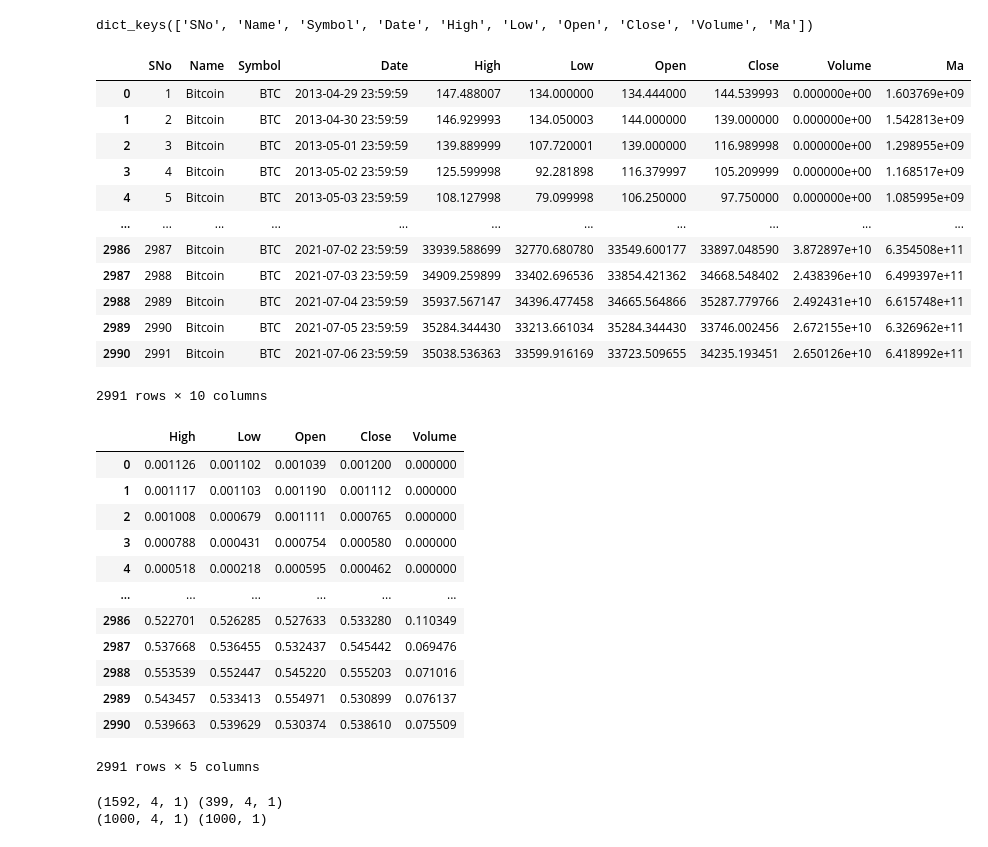
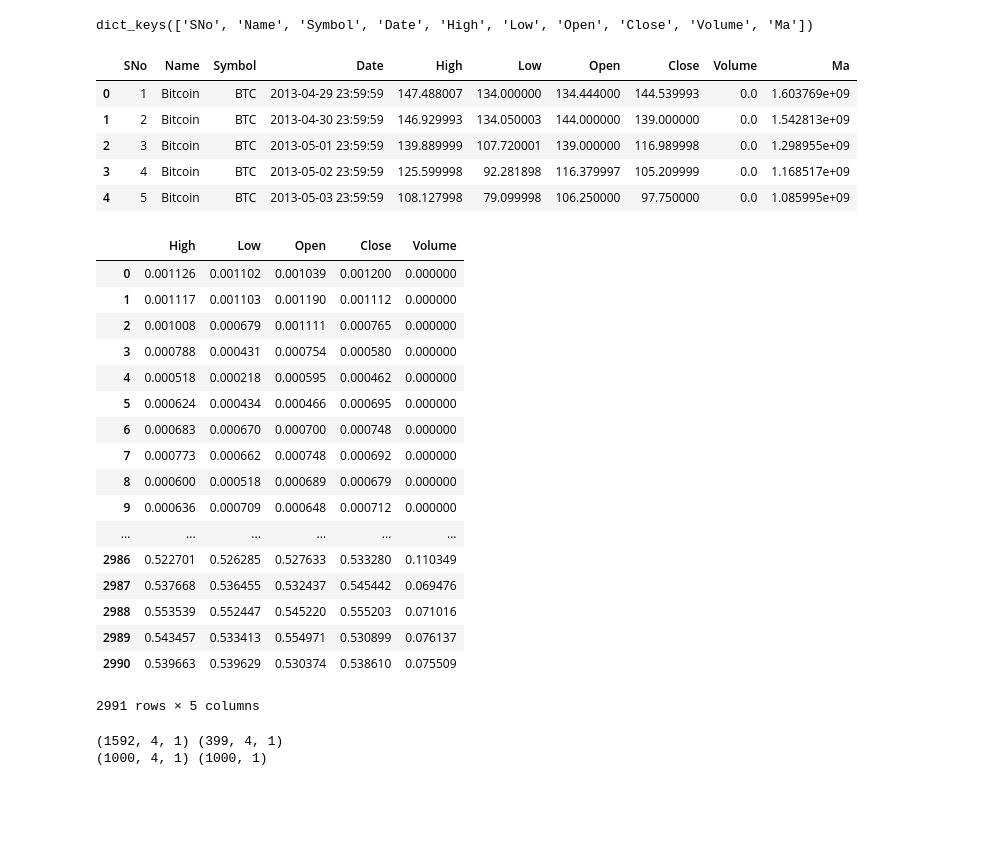
Before and after one commit to chjwon/CryptoAutoTradingSystem, a Jupyter notebook: Jupyter notebook/LSTM_model.ipynb, the cells around one changed output. Saved outputs shown, nothing was run; the diff lists cells and outputs as text; code cells hidden in the pictures; blank space fills up the shorter version.

```diff
--- a/Jupyter notebook/LSTM_model.ipynb
+++ b/Jupyter notebook/LSTM_model.ipynb
@@ -11,10 +11,10 @@ import matplotlib.pyplot as plt
 import seaborn as sns
 from sklearn.preprocessing import MinMaxScaler
 # %%
-# csvBTC = pd.read_csv('data/coin_Bitcoin.csv','r')
-csvBTC = pd.read_csv('coin_Bitcoin.csv','r')
+csvBTC = pd.read_csv('data/coin_Bitcoin.csv','r')
+# csvBTC = pd.read_csv('coin_Bitcoin.csv','r')
 
-csvBTC
+csvBTC.head()
 # %% [output]
 |  | SNo,Name,Symbol,Date,High,Low,Ope... | ketcap |
 | 0 | 1,Bitcoin,BTC,2013-04-29 23:59:59... | NaN |
@@ -82,21 +75,14 @@ dicBTC.keys()
 dict_keys(['SNo', 'Name', 'Symbol', 'Date', 'High', 'Low', 'Open', 'Close', 'Volume', 'Ma'])
 # %%
 dfBTC = pd.DataFrame(dicBTC,columns = ['SNo', 'Name', 'Symbol', 'Date', 'High', 'Low', 'Open', 'Close', 'Volume', 'Ma'])
-dfBTC
+dfBTC.head()
 # %% [output]
 |  | SNo | Name | Symbol | Date | High | Low | Open | Close | Volume | Ma |
-| 0 | 1 | Bitcoin | BTC | 2013-04-29 23:59:59 | 147.488007 | 134.000000 | 134.444000 | 144.539993 | 0.000000e+00 | 1.603769e+09 |
-| 1 | 2 | Bitcoin | BTC | 2013-04-30 23:59:59 | 146.929993 | 134.050003 | 144.000000 | 139.000000 | 0.000000e+00 | 1.542813e+09 |
-| 2 | 3 | Bitcoin | BTC | 2013-05-01 23:59:59 | 139.889999 | 107.720001 | 139.000000 | 116.989998 | 0.000000e+00 | 1.298955e+09 |
-| 3 | 4 | Bitcoin | BTC | 2013-05-02 23:59:59 | 125.599998 | 92.281898 | 116.379997 | 105.209999 | 0.000000e+00 | 1.168517e+09 |
-| 4 | 5 | Bitcoin | BTC | 2013-05-03 23:59:59 | 108.127998 | 79.099998 | 106.250000 | 97.750000 | 0.000000e+00 | 1.085995e+09 |
-| ... | ... | ... | ... | ... | ... | ... | ... | ... | ... | ... |
-| 2986 | 2987 | Bitcoin | BTC | 2021-07-02 23:59:59 | 33939.588699 | 32770.680780 | 33549.600177 | 33897.048590 | 3.872897e+10 | 6.354508e+11 |
-| 2987 | 2988 | Bitcoin | BTC | 2021-07-03 23:59:59 | 34909.259899 | 33402.696536 | 33854.421362 | 34668.548402 | 2.438396e+10 | 6.499397e+11 |
-| 2988 | 2989 | Bitcoin | BTC | 2021-07-04 23:59:59 | 35937.567147 | 34396.477458 | 34665.564866 | 35287.779766 | 2.492431e+10 | 6.615748e+11 |
-| 2989 | 2990 | Bitcoin | BTC | 2021-07-05 23:59:59 | 35284.344430 | 33213.661034 | 35284.344430 | 33746.002456 | 2.672155e+10 | 6.326962e+11 |
-| 2990 | 2991 | Bitcoin | BTC | 2021-07-06 23:59:59 | 35038.536363 | 33599.916169 | 33723.509655 | 34235.193451 | 2.650126e+10 | 6.418992e+11 |
+| 0 | 1 | Bitcoin | BTC | 2013-04-29 23:59:59 | 147.488007 | 134.000000 | 134.444000 | 144.539993 | 0.0 | 1.603769e+09 |
+| 1 | 2 | Bitcoin | BTC | 2013-04-30 23:59:59 | 146.929993 | 134.050003 | 144.000000 | 139.000000 | 0.0 | 1.542813e+09 |
+| 2 | 3 | Bitcoin | BTC | 2013-05-01 23:59:59 | 139.889999 | 107.720001 | 139.000000 | 116.989998 | 0.0 | 1.298955e+09 |
+| 3 | 4 | Bitcoin | BTC | 2013-05-02 23:59:59 | 125.599998 | 92.281898 | 116.379997 | 105.209999 | 0.0 | 1.168517e+09 |
+| 4 | 5 | Bitcoin | BTC | 2013-05-03 23:59:59 | 108.127998 | 79.099998 | 106.250000 | 97.750000 | 0.0 | 1.085995e+09 |
-2991 rows × 10 columns
 # %%
 df = dfBTC
 scaler = MinMaxScaler()
@@ -113,6 +99,11 @@ df_scaled
 | 2 | 0.001008 | 0.000679 | 0.001111 | 0.000765 | 0.000000 |
 | 3 | 0.000788 | 0.000431 | 0.000754 | 0.000580 | 0.000000 |
 | 4 | 0.000518 | 0.000218 | 0.000595 | 0.000462 | 0.000000 |
+| 5 | 0.000624 | 0.000434 | 0.000466 | 0.000695 | 0.000000 |
+| 6 | 0.000683 | 0.000670 | 0.000700 | 0.000748 | 0.000000 |
+| 7 | 0.000773 | 0.000662 | 0.000748 | 0.000692 | 0.000000 |
+| 8 | 0.000600 | 0.000518 | 0.000689 | 0.000679 | 0.000000 |
+| 9 | 0.000636 | 0.000709 | 0.000648 | 0.000712 | 0.000000 |
 | ... | ... | ... | ... | ... | ... |
 | 2986 | 0.522701 | 0.526285 | 0.527633 | 0.533280 | 0.110349 |
 | 2987 | 0.537668 | 0.536455 | 0.532437 | 0.545442 | 0.069476 |
```
Also changed, not shown: parts of 4 cells of this notebook.
